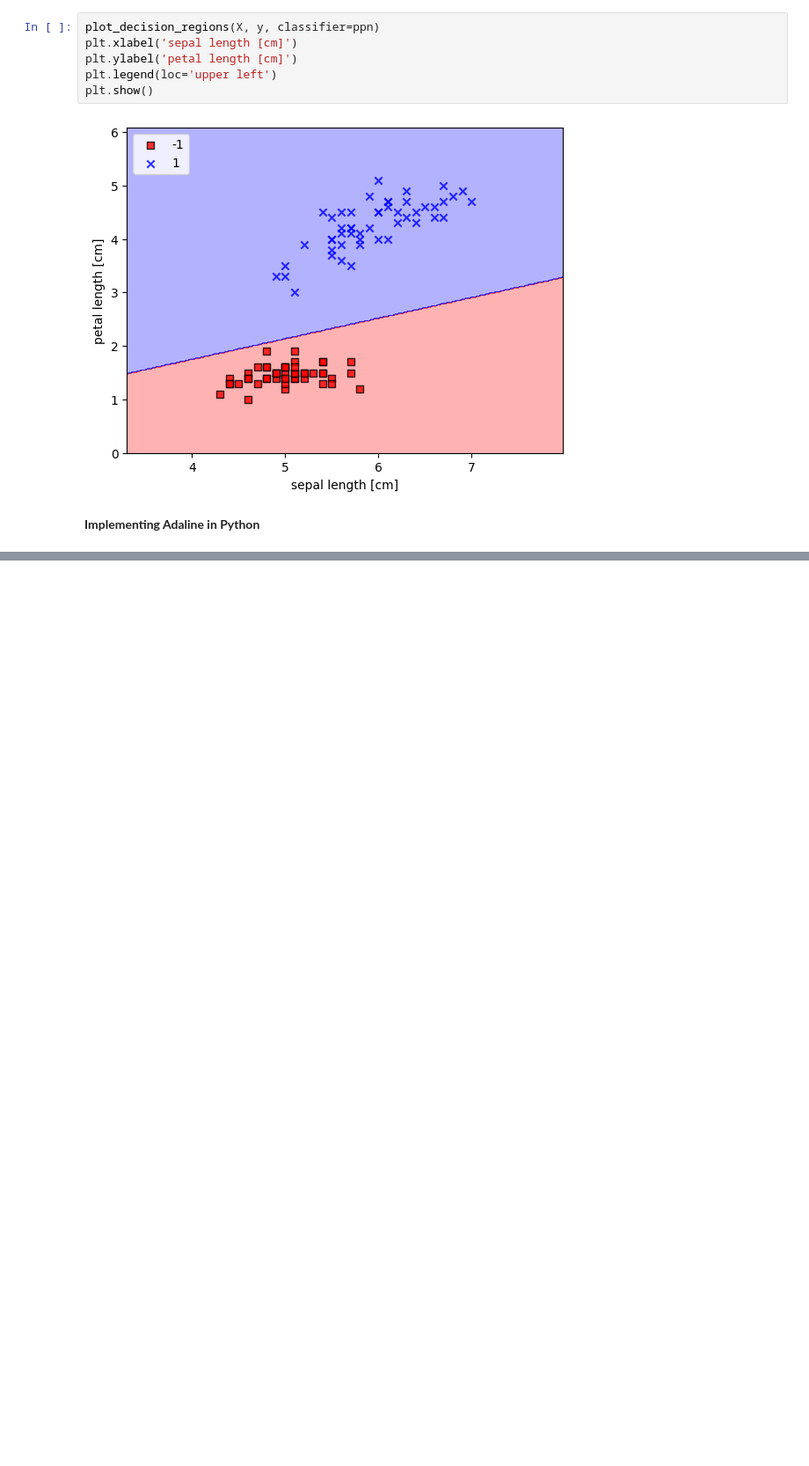
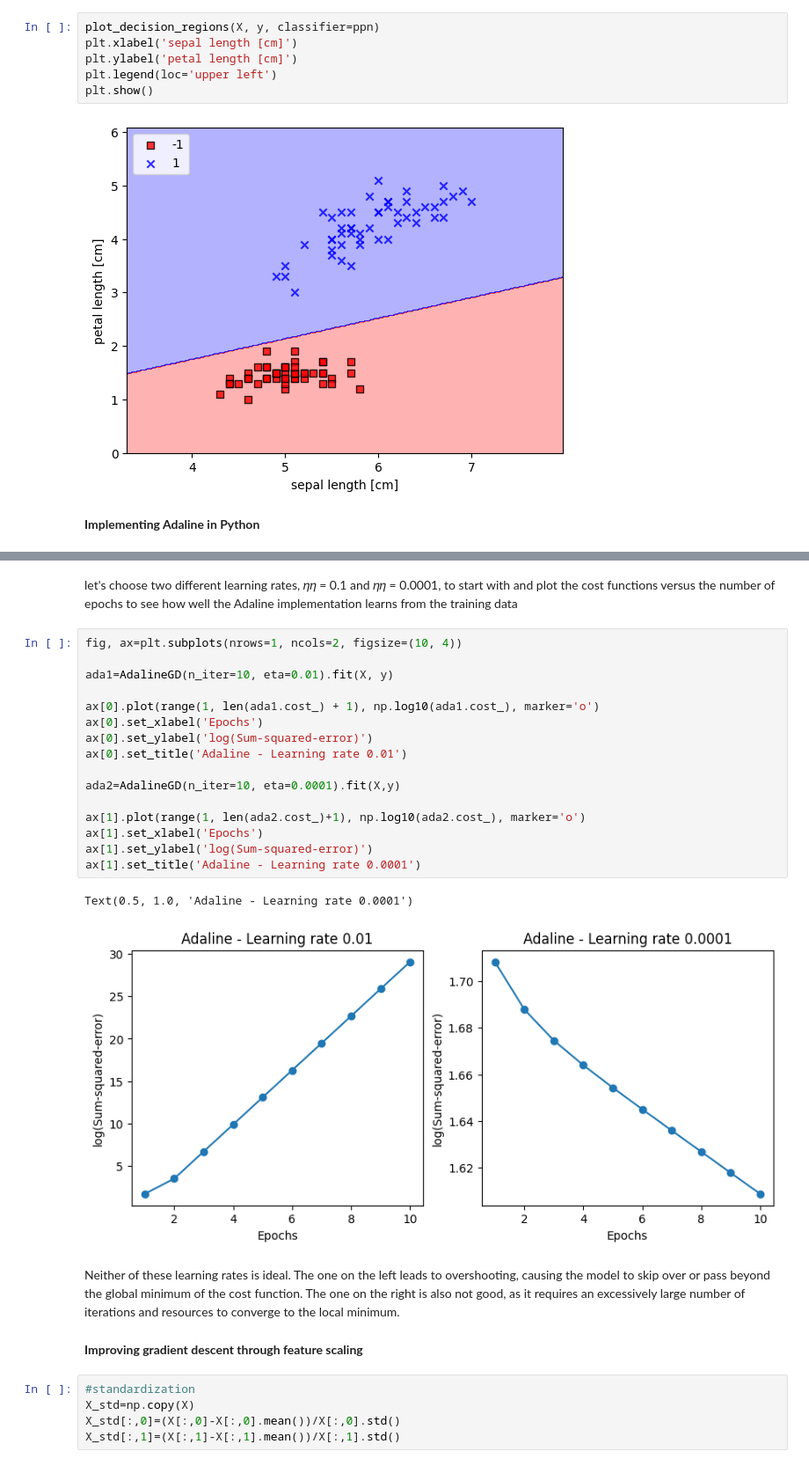
Before and after one commit to nargesghan/cs_internship_journey, a Jupyter notebook: simple-classification/perceptron.ipynb, the cells around one changed output, grey strips where cells are left out. Shown at 88% size. Cells and saved outputs as stored; diff of their text form; blank space fills up the shorter version.

Commit message:
train Adaline with Standarazed data

```diff
--- a/simple-classification/perceptron.ipynb
+++ b/simple-classification/perceptron.ipynb
@@ -168,0 +205,32 @@ class AdalineGd(object):
+# %% [markdown]
+ let's choose two different learning rates, 𝜂𝜂 = 0.1 and
+𝜂𝜂 = 0.0001, to start with and plot the cost functions versus the number of epochs to
+see how well the Adaline implementation learns from the training data
+# %%
+fig, ax=plt.subplots(nrows=1, ncols=2, figsize=(10, 4))
+
+ada1=AdalineGD(n_iter=10, eta=0.01).fit(X, y)
+
+ax[0].plot(range(1, len(ada1.cost_) + 1), np.log10(ada1.cost_), marker='o')
+ax[0].set_xlabel('Epochs')
+ax[0].set_ylabel('log(Sum-squared-error)')
+ax[0].set_title('Adaline - Learning rate 0.01')
+
+ada2=AdalineGD(n_iter=10, eta=0.0001).fit(X,y)
+
+ax[1].plot(range(1, len(ada2.cost_)+1), np.log10(ada2.cost_), marker='o')
+ax[1].set_xlabel('Epochs')
+ax[1].set_ylabel('log(Sum-squared-error)')
+ax[1].set_title('Adaline - Learning rate 0.0001')
+# %% [output]
+Text(0.5, 1.0, 'Adaline - Learning rate 0.0001')
+[figure, added]
+# %% [markdown]
+Neither of these learning rates is ideal. The one on the left leads to overshooting, causing the model to skip over or pass beyond the global minimum of the cost function. The one on the right is also not good, as it requires an excessively large number of iterations and resources to converge to the local minimum.
+# %% [markdown]
+**Improving gradient descent through feature scaling**
+# %%
+#standardization
+X_std=np.copy(X)
+X_std[:,0]=(X[:,0]-X[:,0].mean())/X[:,0].std()
+X_std[:,1]=(X[:,1]-X[:,1].mean())/X[:,1].std()
```
Also changed, not shown: parts of 3 cells of this notebook.
